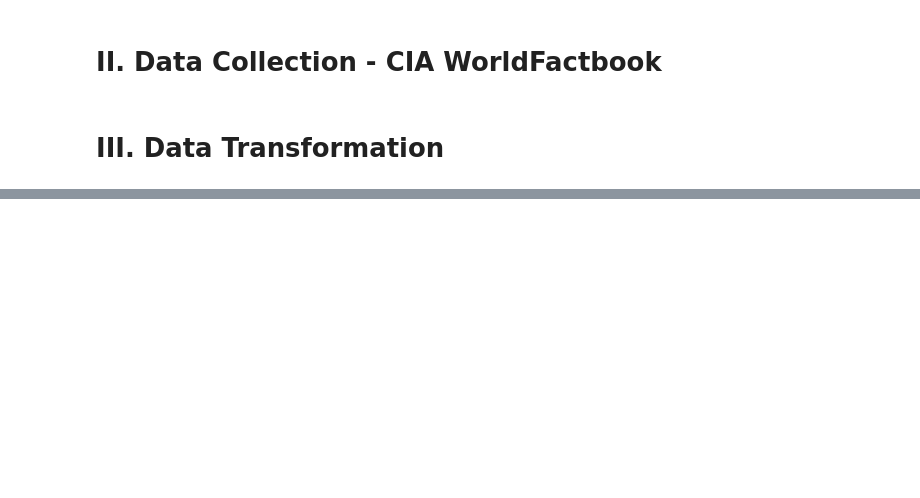
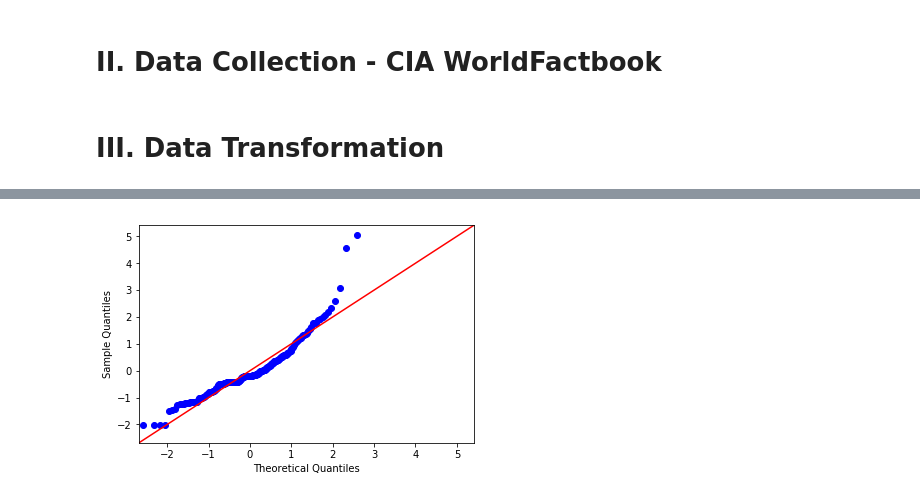
Before and after one commit to Silkways/CIA-Project, a Jupyter notebook: Main.ipynb, the cells around one changed output, grey strips where cells are left out. Saved outputs shown, nothing was run; the diff lists cells and outputs as text; code cells hidden in the pictures; blank space fills up the shorter version.

```diff
--- a/Main.ipynb
+++ b/Main.ipynb
@@ -100,0 +252,7 @@ mili_df.rename(columns = {"mili_exp_%_gdp": "mili_exp_gdp"})
+# %%
+mili_model = ols("mili_exp_gdp ~ C(continent_name)", data=final_df).fit()
+residuals = mili_model.resid
+fig = sm.graphics.qqplot(residuals, dist=stats.norm, line='45', fit=True)
+fig.show()
+# %% [output]
+[figure, added]
```
Also changed, not shown: parts of 24 cells of this notebook, 1 other file.
